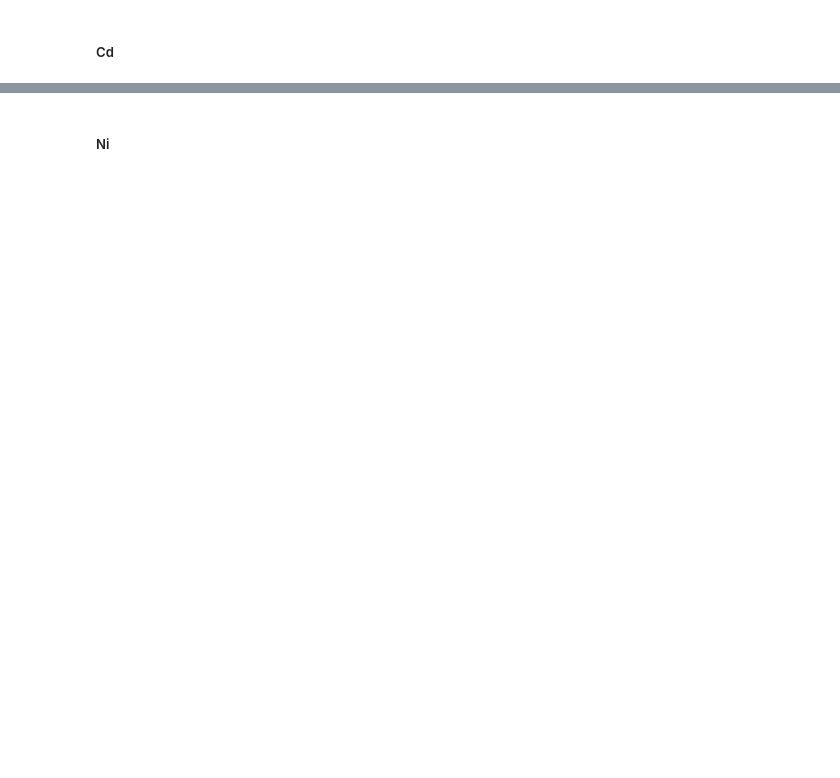
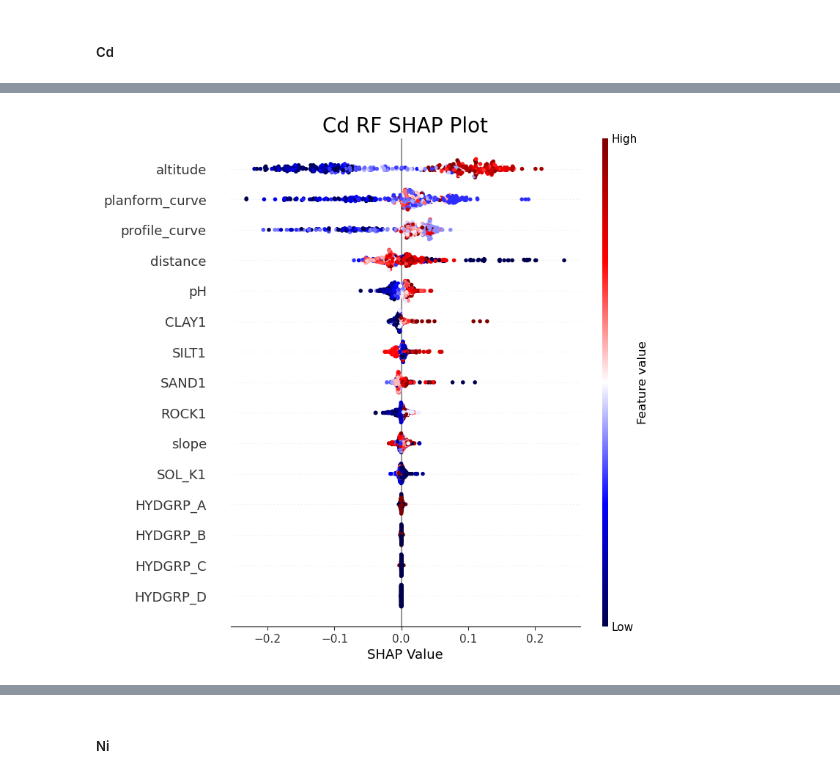
Before and after one commit to jyssys/graduation-thesis, a Jupyter notebook: new model/model_shap.ipynb, the cells around one changed output, grey strips where cells are left out. Drawn from its saved outputs; the diff is of its cells as text; code cells hidden in the pictures; blank space fills up the shorter version.

```diff
--- a/new model/model_shap.ipynb
+++ b/new model/model_shap.ipynb
@@ -372,0 +417,16 @@ InvalidModelError: Model type not yet supported by TreeExplainer: <class 'sklear
+# %%
+# RF
+Cd_rf = RandomForestRegressor(**Cd_rf_params)
+Cd_rf.fit(Cd_X_train, Cd_y_train)
+
+# SVM
+Cd_SVM = SVR(**Cd_SVM_params)
+Cd_SVM.fit(Cd_X_train, Cd_y_train)
+
+# GBM
+Cd_gb = GradientBoostingRegressor(**Cd_GBM_params)
+Cd_gb.fit(Cd_X_train, Cd_y_train)
+
+# LGBM
+Cd_lgbm = LGBMRegressor(**Cd_LGBM_params)
+Cd_lgbm.fit(Cd_X_train, Cd_y_train)
@@ -372,0 +438,12 @@ InvalidModelError: Model type not yet supported by TreeExplainer: <class 'sklear
+# %%
+# RF
+shap.initjs()
+
+'''
+KernelExplainer() : KNN, SVM, RandomForest, GBM, H2O
+TreeExplainer() : tree-based machine learning model (faster)
+DeepExplainer() : deep learning model
+'''
+
+Cd_RF_explainer = shap.TreeExplainer(Cd_rf)
+Cd_RF_shap_values = Cd_RF_explainer.shap_values(Cd_X_test)
@@ -372,0 +452,12 @@ InvalidModelError: Model type not yet supported by TreeExplainer: <class 'sklear
+# %%
+fig = plt.figure(figsize=(16,16))
+fig.set_facecolor('white')
+ax = fig.add_subplot()
+
+shap.summary_plot(Cd_RF_shap_values, Cd_X_test, cmap='seismic', feature_names = features, show = False)
+
+ax.set_xlabel('SHAP Value')
+ax.set_title('Cd RF SHAP Plot', fontsize=20)
+plt.show()
+# %% [output]
+[figure, added]
```
Also changed, not shown: parts of 21 cells of this notebook.
